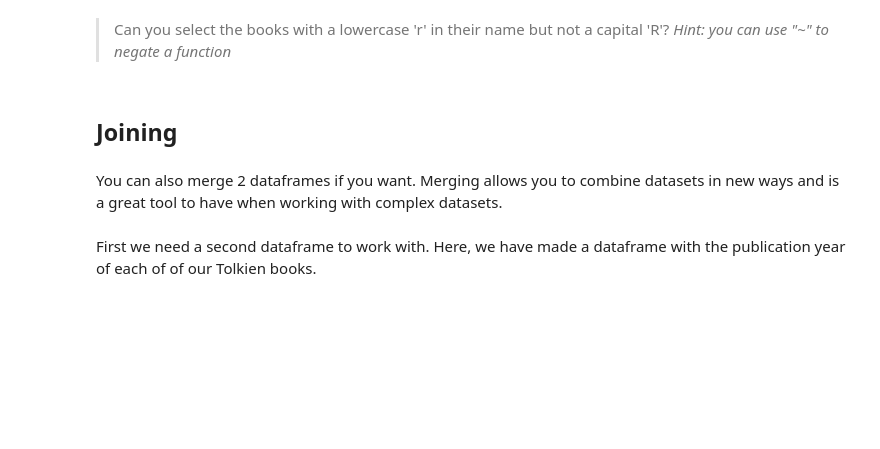
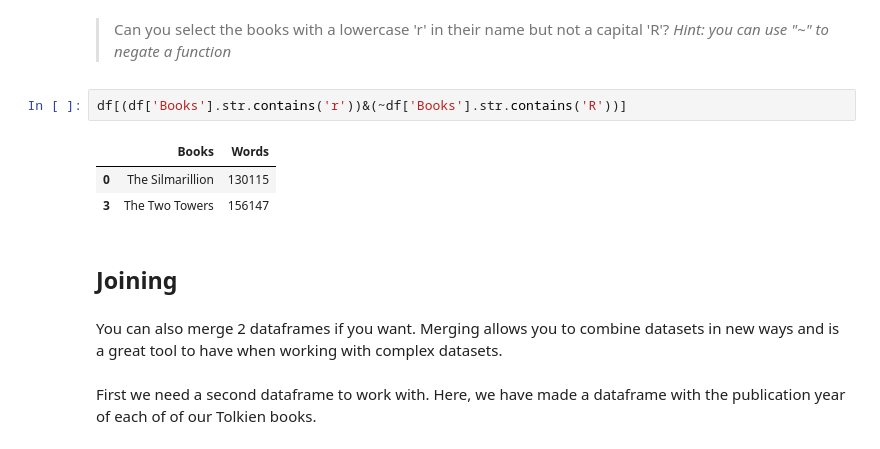
Before and after one commit to JakeRamzy/ds_1300_notebooks, a Jupyter notebook: work/01_assignment-Copy1.ipynb, the cells around one changed output. Saved outputs shown, nothing was run; the diff lists cells and outputs as text; blank space fills up the shorter version.

```diff
--- a/work/01_assignment-Copy1.ipynb
+++ b/work/01_assignment-Copy1.ipynb
@@ -565,5 +634,11 @@ df[(df['Books'].str.contains('ing')) & (df['Words']>150000)]
 # %% [markdown]
 >Can you select the books with a lowercase 'r' in their name but not a capital 'R'? *Hint: you can use "~" to negate a function*
+# %%
+df[(df['Books'].str.contains('r'))&(~df['Books'].str.contains('R'))]
+# %% [output]
+|  | Books | Words |
+| 0 | The Silmarillion | 130115 |
+| 3 | The Two Towers | 156147 |
 # %% [markdown]
 ## Joining
 # %% [markdown]
```
Also changed, not shown: parts of 30 cells of this notebook.
